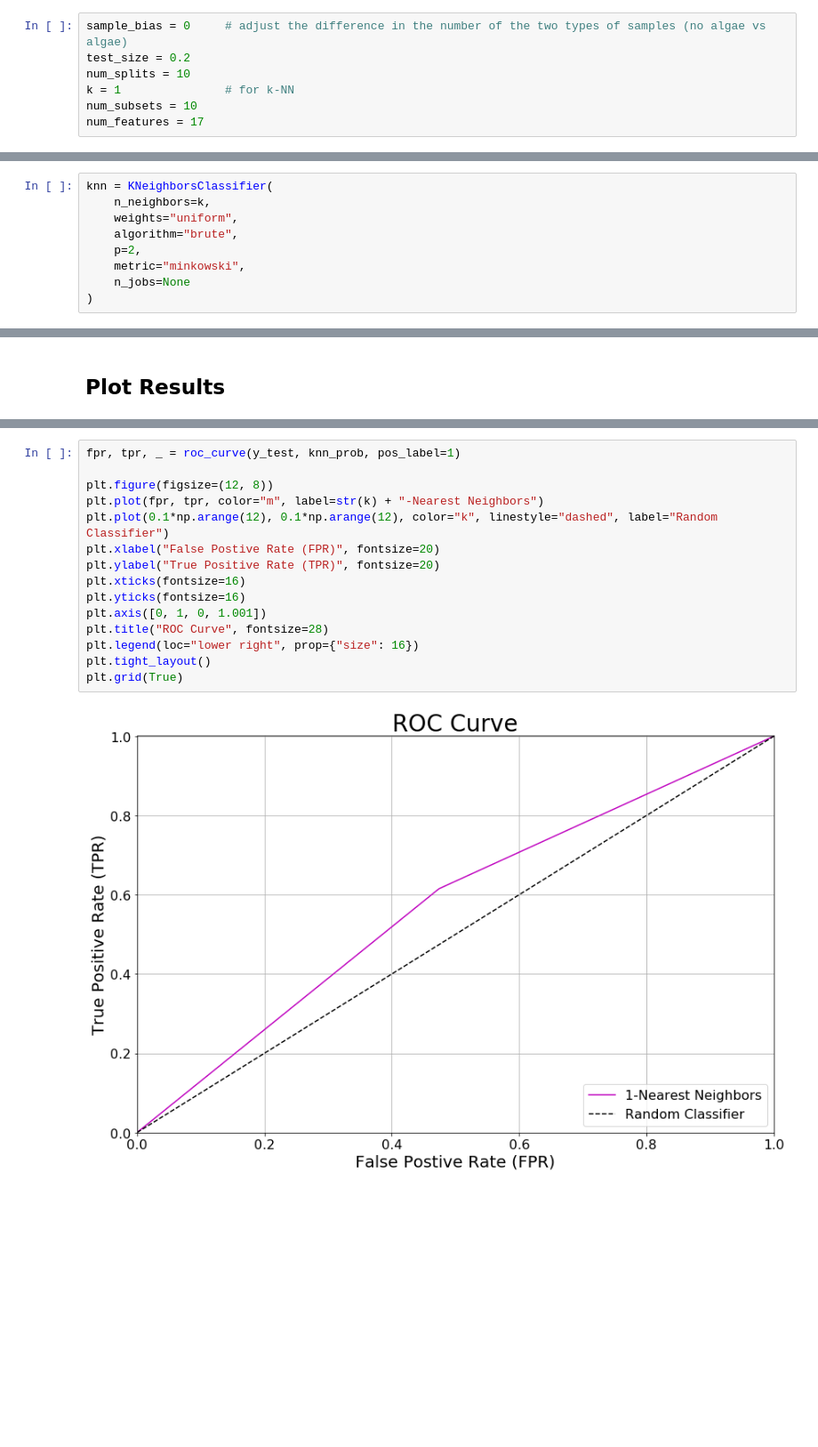
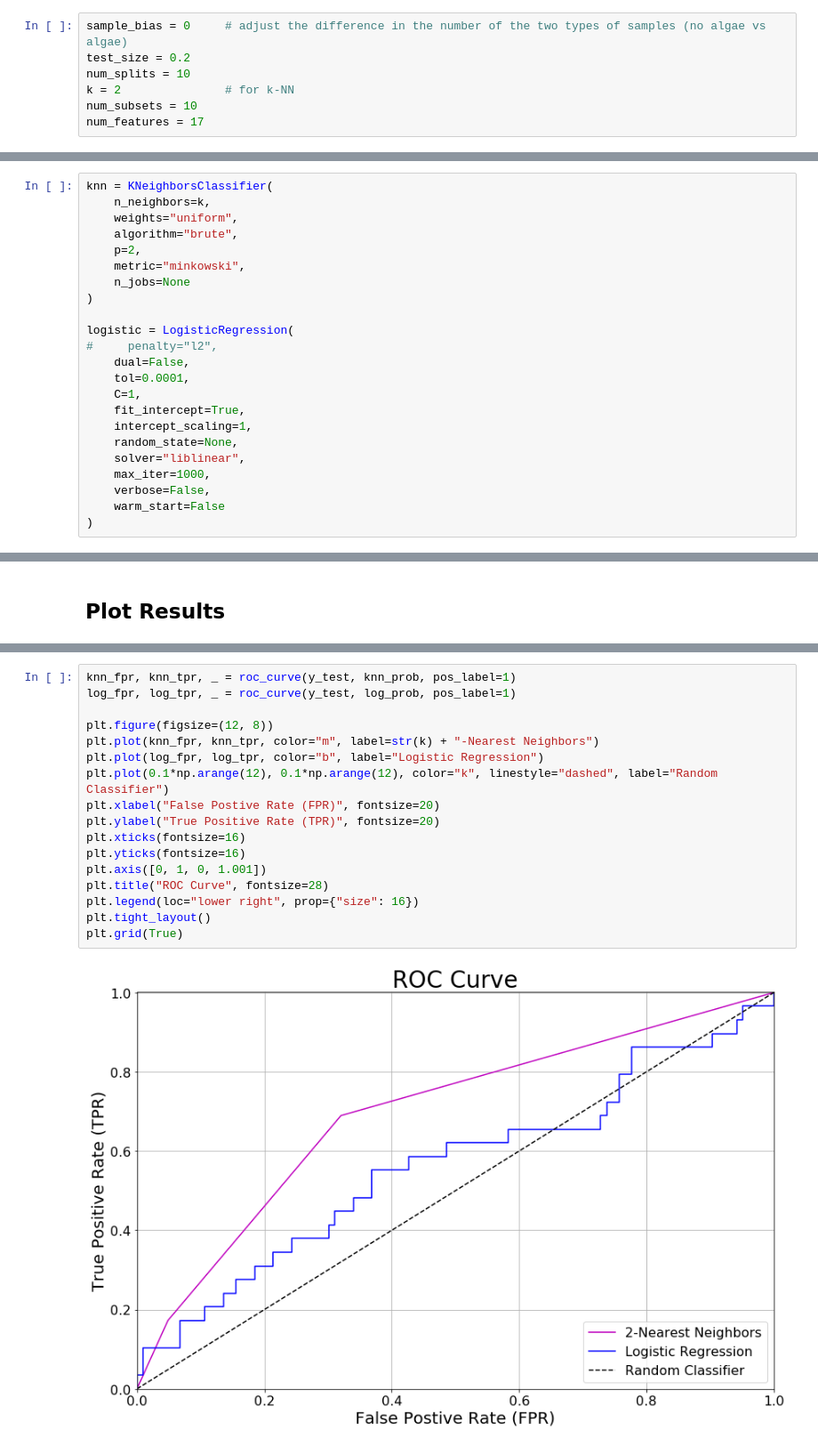
Before and after one commit to acnagle/CLA-Project, a Jupyter notebook: Code/kNN.ipynb, the cells around one changed output, grey strips where cells are left out. Shown at 89% size. Drawn from its saved outputs; the diff is of its cells as text; blank space fills up the shorter version.

```diff
--- a/Code/kNN.ipynb
+++ b/Code/kNN.ipynb
@@ -20,7 +21,7 @@ import copy
 sample_bias = 0     # adjust the difference in the number of the two types of samples (no algae vs algae)
 test_size = 0.2
 num_splits = 10
-k = 1               # for k-NN
+k = 2               # for k-NN
 num_subsets = 10
 num_features = 17
 # %% [markdown]
@@ -95,4 +96,18 @@ knn = KNeighborsClassifier(
     metric="minkowski",
     n_jobs=None
 )
+
+logistic = LogisticRegression(
+#     penalty="l2",
+    dual=False,
+    tol=0.0001,
+    C=1,
+    fit_intercept=True,
+    intercept_scaling=1,
+    random_state=None,
+    solver="liblinear",
+    max_iter=1000,
+    verbose=False,
+    warm_start=False
+)
 # %% [markdown]
@@ -153,17 +213,19 @@ plt.grid(True)
 # %%
-fpr, tpr, _ = roc_curve(y_test, knn_prob, pos_label=1)
+knn_fpr, knn_tpr, _ = roc_curve(y_test, knn_prob, pos_label=1)
+log_fpr, log_tpr, _ = roc_curve(y_test, log_prob, pos_label=1)
 
 plt.figure(figsize=(12, 8))
-plt.plot(fpr, tpr, color="m", label=str(k) + "-Nearest Neighbors")
+plt.plot(knn_fpr, knn_tpr, color="m", label=str(k) + "-Nearest Neighbors")
+plt.plot(log_fpr, log_tpr, color="b", label="Logistic Regression")
 plt.plot(0.1*np.arange(12), 0.1*np.arange(12), color="k", linestyle="dashed", label="Random Classifier")
 plt.xlabel("False Postive Rate (FPR)", fontsize=20)
 plt.ylabel("True Positive Rate (TPR)", fontsize=20)
 plt.xticks(fontsize=16)
 plt.yticks(fontsize=16)
 plt.axis([0, 1, 0, 1.001])
 plt.title("ROC Curve", fontsize=28)
 plt.legend(loc="lower right", prop={"size": 16})
 plt.tight_layout()
 plt.grid(True)
 # %% [output]
-[figure, old version]
+[figure, new version]
```
Also changed, not shown: parts of 6 cells of this notebook, 2 other files.
